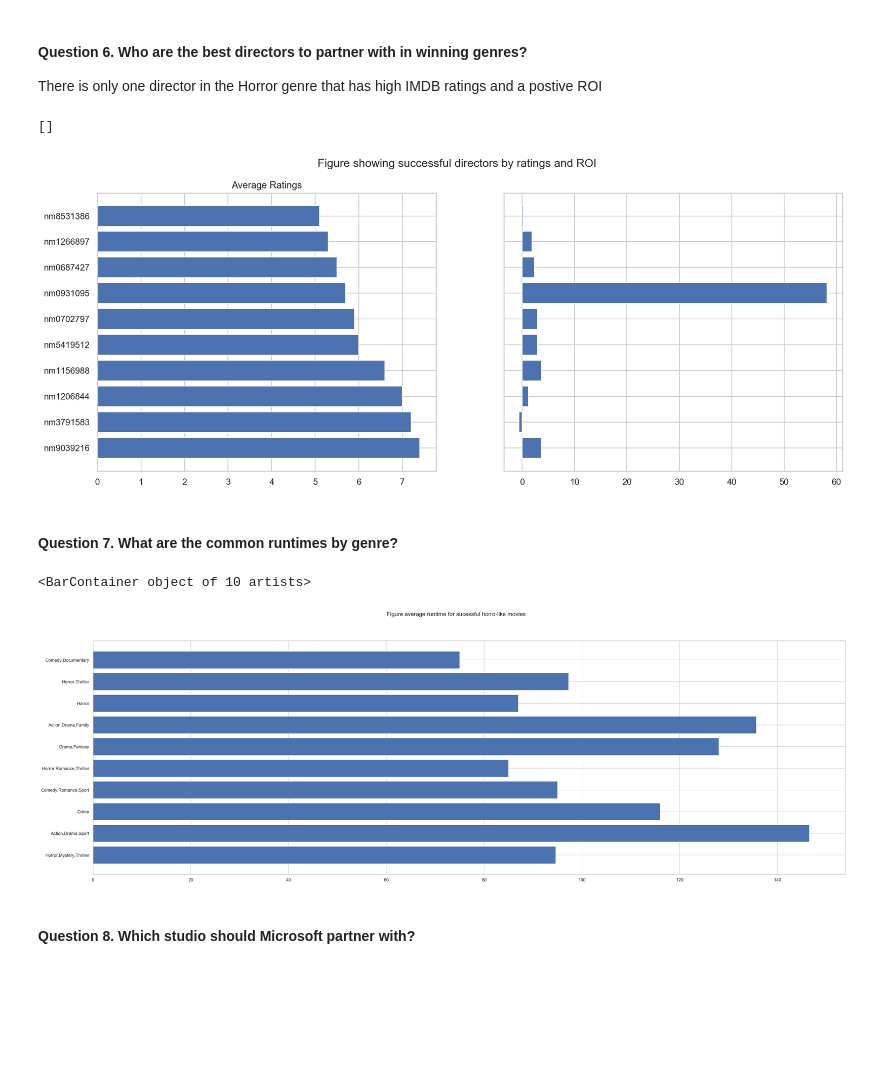
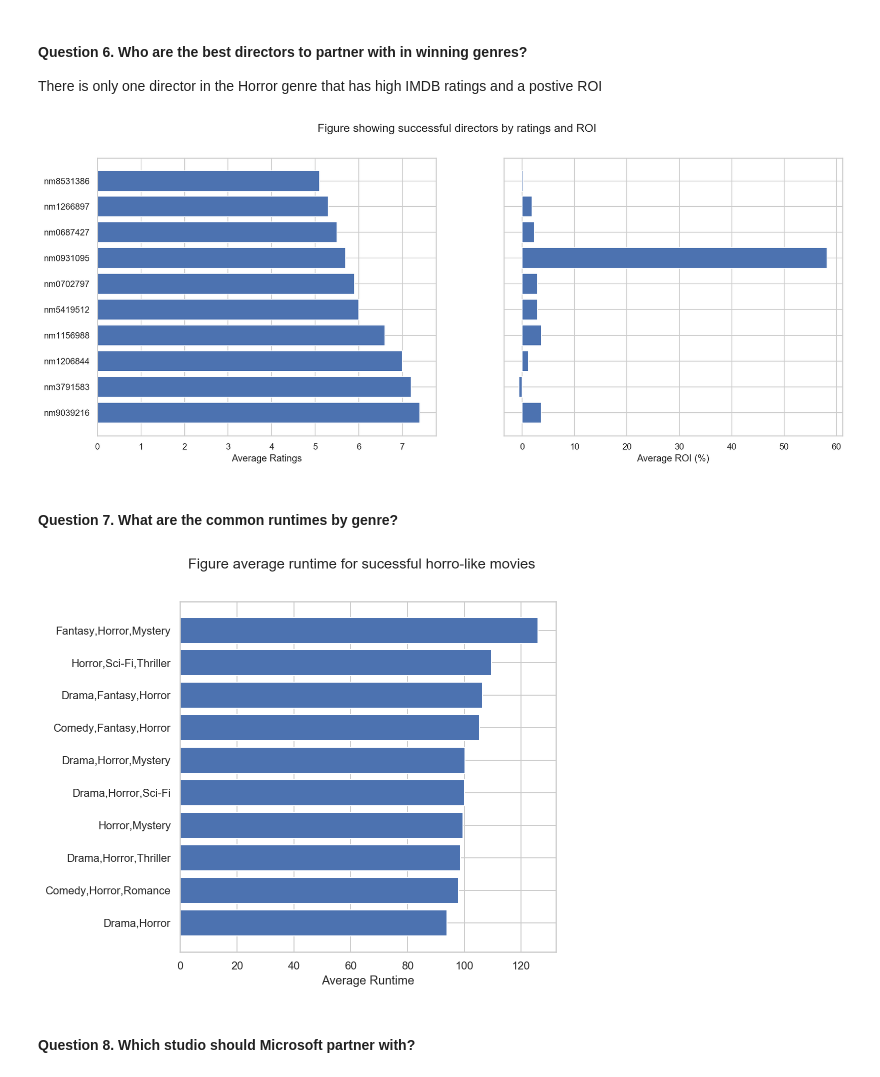
Before and after one commit to Reginald13/FirstProject, a Jupyter notebook: Presentation notebook.ipynb, the cells around one changed output. Drawn from its saved outputs; the diff is of its cells as text; code cells hidden in the pictures; blank space fills up the shorter version.

```diff
--- a/Presentation notebook.ipynb
+++ b/Presentation notebook.ipynb
@@ -264,26 +264,28 @@ fig, (ax1, ax2) = plt.subplots(1, 2, figsize=(15, 6))
 fig.suptitle('Figure showing successful directors by ratings and ROI')
 ax1.barh(mov_dir['director1'], mov_dir['averagerating'])
 ax2.barh(mov_dir['director1'], mov_dir['ROI'])
-ax1.set_title('Average Ratings')
+
 ax2.set_yticklabels([])
+ax2.set_xlabel('Average ROI (%)')
+ax1.set_xlabel('Average Ratings');
 # %% [output]
-[]
-[figure, old version]
+[figure, new version]
 # %% [markdown]
 #### Question 7. What are the common runtimes by genre?
 # %%
-gen_ROI = df.groupby(['genres']).mean().reset_index()
-gen_ROI = gen_ROI.sort_values(["ROI"], ascending = False) #sorting values from highest to lowest
-gen_ROI = gen_ROI.head(10)
-gen_ROI
-# ploting figure to show top 10 directors by average ratings and their ROIs
-fig, (ax1) = plt.subplots(figsize=(30, 10))
+# analyzing data to identify runtime for top 10 Horror related movies
+gen_time = df[df['genres'].str.contains("Horror")]
+gen_time = gen_time.groupby(['genres']).mean().reset_index()
+gen_time = gen_time.sort_values(["averagerating"], ascending = False) #sorting values from highest to lowest
+gen_time = gen_time.head(10)
+gen_time = gen_time.sort_values(["runtime_minutes"], ascending = True)
+# ploting figure to show runtime for the top 10 Horror related genre by average run-time
+fig, (ax1) = plt.subplots(figsize=(6, 6))
 fig.suptitle('Figure average runtime for sucessful horro-like movies')
-ax1.barh(gen_ROI['genres'], gen_ROI['runtime_minutes'])
-# ax2.barh(gen_ROI['genres'], gen_ROI['averagerating'])
+plt.xlabel('Average Runtime')
+ax1.barh(gen_time['genres'], gen_time['runtime_minutes']);
 # %% [output]
-<BarContainer object of 10 artists>
-[figure, old version]
+[figure, new version]
 # %% [markdown]
 #### Question 8. Which studio should Microsoft partner with?
 # %% [markdown]
```
Also changed, not shown: parts of 2 cells of this notebook, 1 other file.
